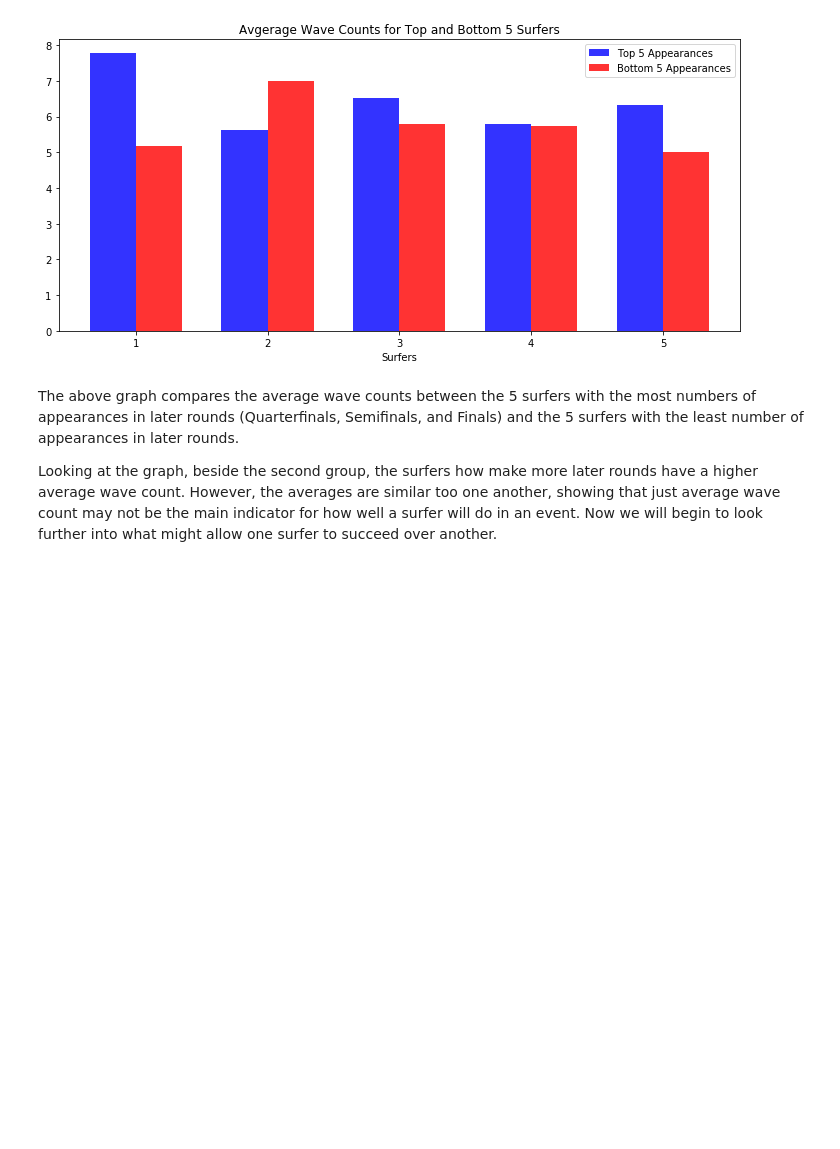
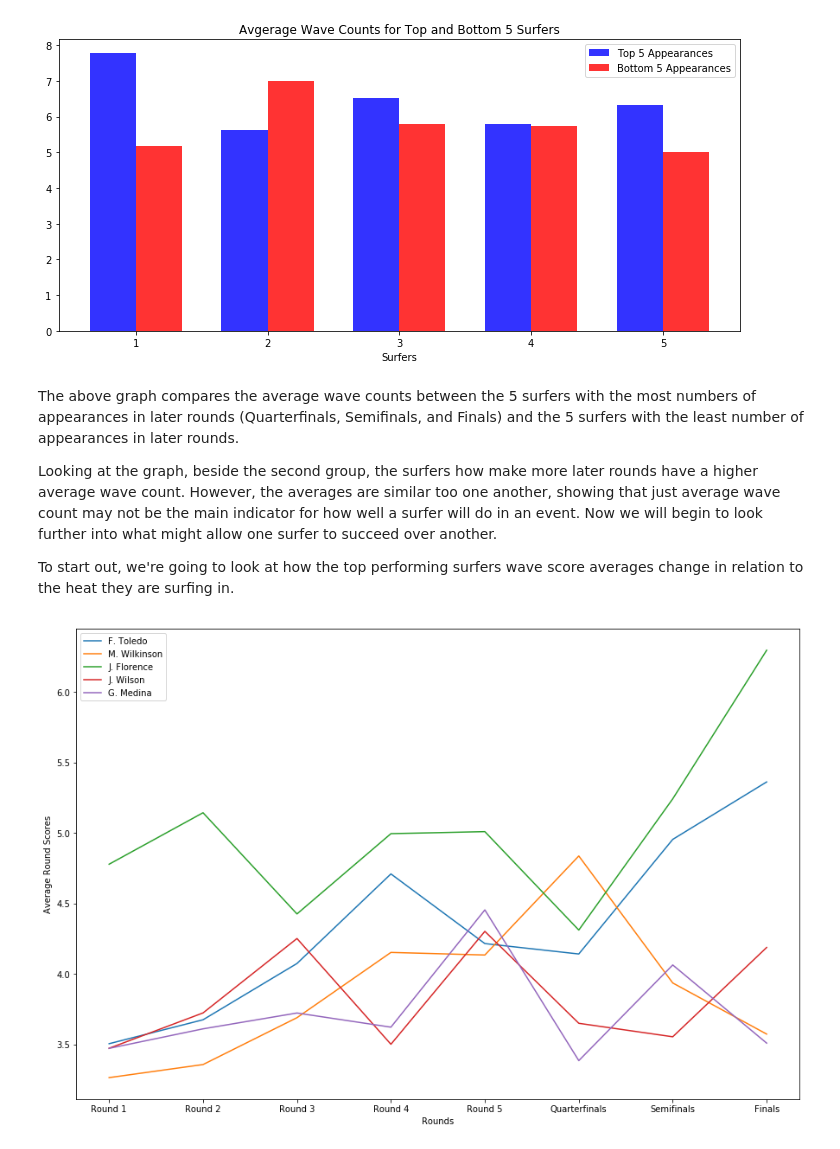
Before and after one commit to csecen/surfScores, a Jupyter notebook: waveScoreAnalysis.ipynb, the cells around one changed output. Cells and saved outputs as stored; diff of their text form; code cells hidden in the pictures; blank space fills up the shorter version.

```diff
--- a/waveScoreAnalysis.ipynb
+++ b/waveScoreAnalysis.ipynb
@@ -163,7 +164,7 @@ Even though the convergence may seem to show that a majority of surfers average
 # %%
 # filter down the dataframe so that it only contains later rounds and count the number of occurances for each surfer
 # in these later rounds
-laterRounds = df2[(df2.Round == 'Quarterfinals') | (df1.Round == 'Semifinals') | (df1.Round == 'Finals')].groupby(['Name']).count()
+laterRounds = df2[(df2.Round == 'Quarterfinals') | (df2.Round == 'Semifinals') | (df2.Round == 'Finals')].groupby(['Name']).count()
 apperances = {}
 
 # create a dictionary with surfer name as key and number of later round appearances as value
@@ -213,3 +214,5 @@ plt.show()
 The above graph compares the average wave counts between the 5 surfers with the most numbers of appearances in later rounds (Quarterfinals, Semifinals, and Finals) and the 5 surfers with the least number of appearances in later rounds.
 
 Looking at the graph, beside the second group, the surfers how make more later rounds have a higher average wave count. However, the averages are similar too one another, showing that just average wave count may not be the main indicator for how well a surfer will do in an event. Now we will begin to look further into what might allow one surfer to succeed over another.
+
+To start out, we're going to look at how the top performing surfers wave score averages change in relation to the heat they are surfing in.
@@ -215,0 +266,20 @@ Looking at the graph, beside the second group, the surfers how make more later r
+# %%
+# creat line graph of surfers average scores
+plt.rcParams["figure.figsize"] = [15,10]
+xAxisTicks = ['Round 1', 'Round 2', 'Round 3', 'Round 4', 'Round 5', 'Quarterfinals', 'Semifinals', 'Finals']
+
+for s in top5Finals:
+    scores = []
+    values = avgRoundScores[s]   # collect value for that key
+
+    for v in values:
+        scores.append(v[1])
+
+    plt.plot(xAxisTicks, scores, label=s)
+
+plt.ylabel('Average Round Scores')
+plt.xlabel('Rounds')
+plt.legend()
+plt.show()
+# %% [output]
+[figure, added]
```
Also changed, not shown: parts of 5 cells of this notebook, 3 other files.
